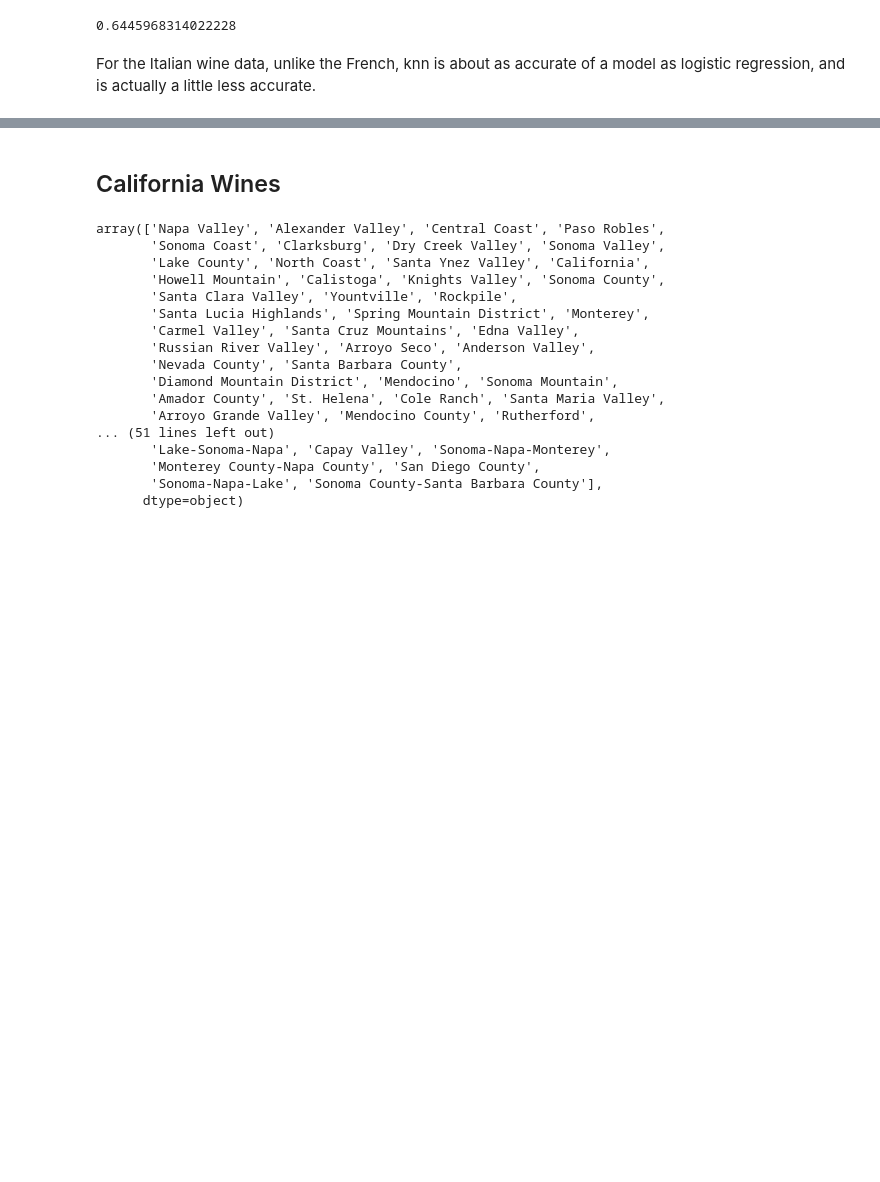
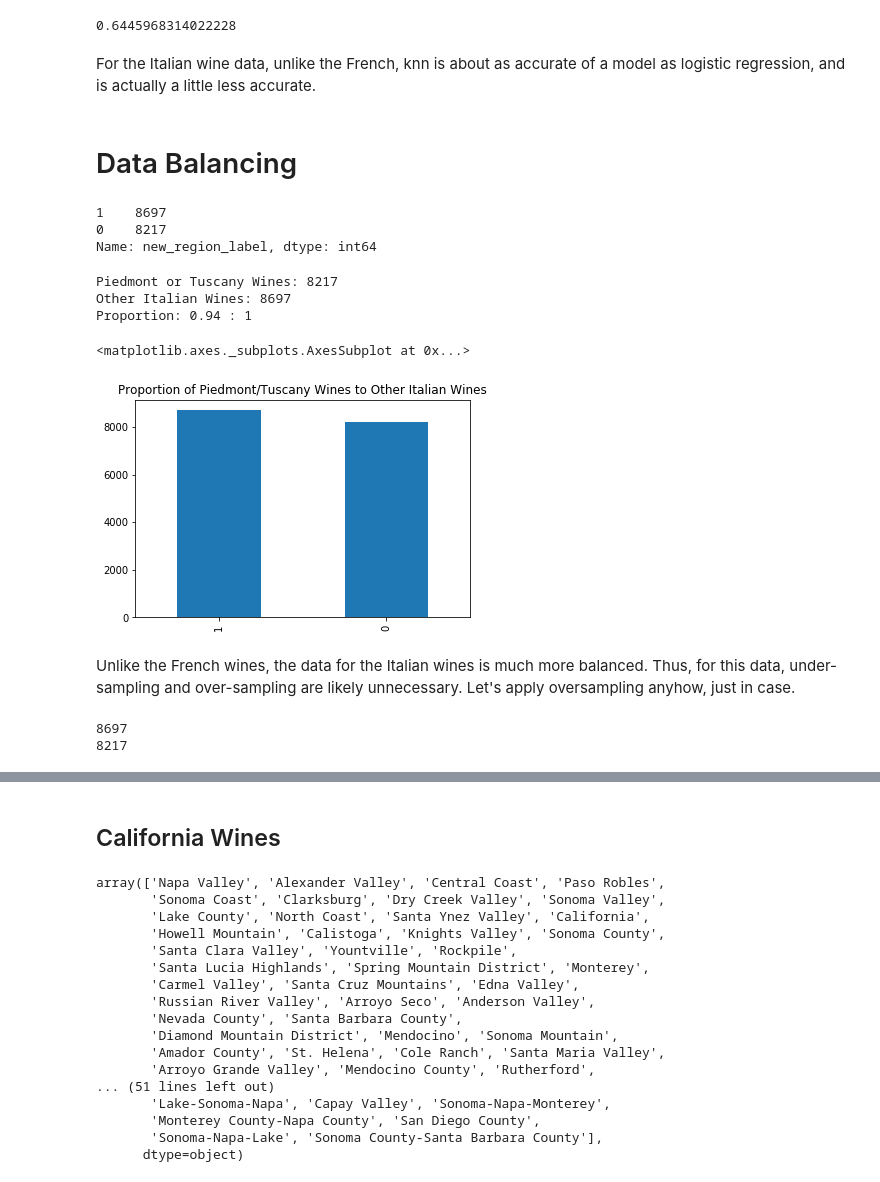
Before and after one commit to sarahrahrah/sprngbrd-mini-projects, a Jupyter notebook: capstone1/indepthanalysis.ipynb, the cells around one changed output, grey strips where cells are left out. Saved outputs shown, nothing was run; the diff lists cells and outputs as text; code cells hidden in the pictures; blank space fills up the shorter version.

```diff
--- a/capstone1/indepthanalysis.ipynb
+++ b/capstone1/indepthanalysis.ipynb
@@ -318,3 +419,27 @@ print(knn.score(X_test, y_test))
 0.6445968314022228
 # %% [markdown]
 For the Italian wine data, unlike the French, knn is about as accurate of a model as logistic regression, and is actually a little less accurate.
+# %% [markdown]
+# Data Balancing
+# %%
+counts = italianwines.new_region_label.value_counts()
+print (counts)
+# %% [output]
+1    8697
+0    8217
+Name: new_region_label, dtype: int64
+# %%
+print('Piedmont or Tuscany Wines:', counts[0])
+print('Other Italian Wines:', counts[1])
+print('Proportion:', round(counts[0] / counts[1], 2), ': 1')
+# %% [output]
+Piedmont or Tuscany Wines: 8217
+Other Italian Wines: 8697
+Proportion: 0.94 : 1
+# %%
+counts.plot(kind='bar', title='Proportion of Piedmont/Tuscany Wines to Other Italian Wines')
+# %% [output]
+<matplotlib.axes._subplots.AxesSubplot at 0x...>
+[figure, added]
+# %% [markdown]
+Unlike the French wines, the data for the Italian wines is much more balanced.  Thus, for this data, under-sampling and over-sampling are likely unnecessary. Let's apply oversampling anyhow, just in case.
@@ -320,0 +449,7 @@ For the Italian wine data, unlike the French, knn is about as accurate of a mode
+# %%
+count_class_0, count_class_1 = italianwines.new_region_label.value_counts()
+print (count_class_0)
+print (count_class_1)
+# %% [output]
+8697
+8217
```
Also changed, not shown: parts of 31 cells of this notebook.
